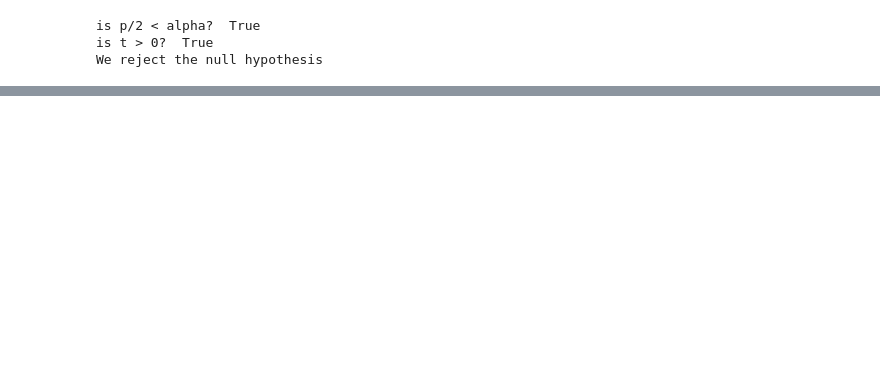
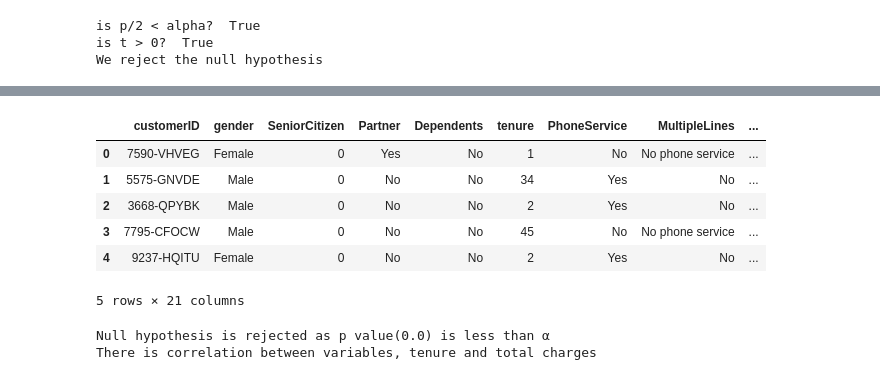
Before and after one commit to Saroj6632/statistics-exercises, a Jupyter notebook: hypothesis_testing.ipynb, the cells around one changed output, grey strips where cells are left out. Cells and saved outputs as stored; diff of their text form; code cells hidden in the pictures; blank space fills up the shorter version.

Commit message:
correlation exercises

```diff
--- a/hypothesis_testing.ipynb
+++ b/hypothesis_testing.ipynb
@@ -153,0 +215,29 @@ We reject the null hypothesis
+# %%
+telco = pd.read_csv('telco_churn.csv')
+telco.head()
+telco.TotalCharges = pd.to_numeric(telco.TotalCharges, errors='coerce')
+telco = telco.replace(np.nan, 0)
+telco.head()
+# %% [output]
+|  | customerID | gender | SeniorCitizen | Partner | Dependents | tenure | PhoneService | MultipleLines | ... |
+| 0 | 7590-VHVEG | Female | 0 | Yes | No | 1 | No | No phone service | ... |
+| 1 | 5575-GNVDE | Male | 0 | No | No | 34 | Yes | No | ... |
+| 2 | 3668-QPYBK | Male | 0 | No | No | 2 | Yes | No | ... |
+| 3 | 7795-CFOCW | Male | 0 | No | No | 45 | No | No phone service | ... |
+| 4 | 9237-HQITU | Female | 0 | No | No | 2 | Yes | No | ... |
+5 rows × 21 columns
+# %%
+α = 0.05
+x1= telco.tenure
+y1= telco.TotalCharges
+r, p = stats.pearsonr(x1, y1)
+r, p,
+if p < α:
+    print(f'Null hypothesis is rejected as p value({p}) is less than α')
+    print(f'There is correlation between variables, tenure and total charges ')
+else:
+    print('Null hypothesis failed to be rejected')
+    print('there is no correlation between two variables')
+# %% [output]
+Null hypothesis is rejected as p value(0.0) is less than α
+There is correlation between variables, tenure and total charges
```
Also changed, not shown: parts of 37 cells of this notebook.
